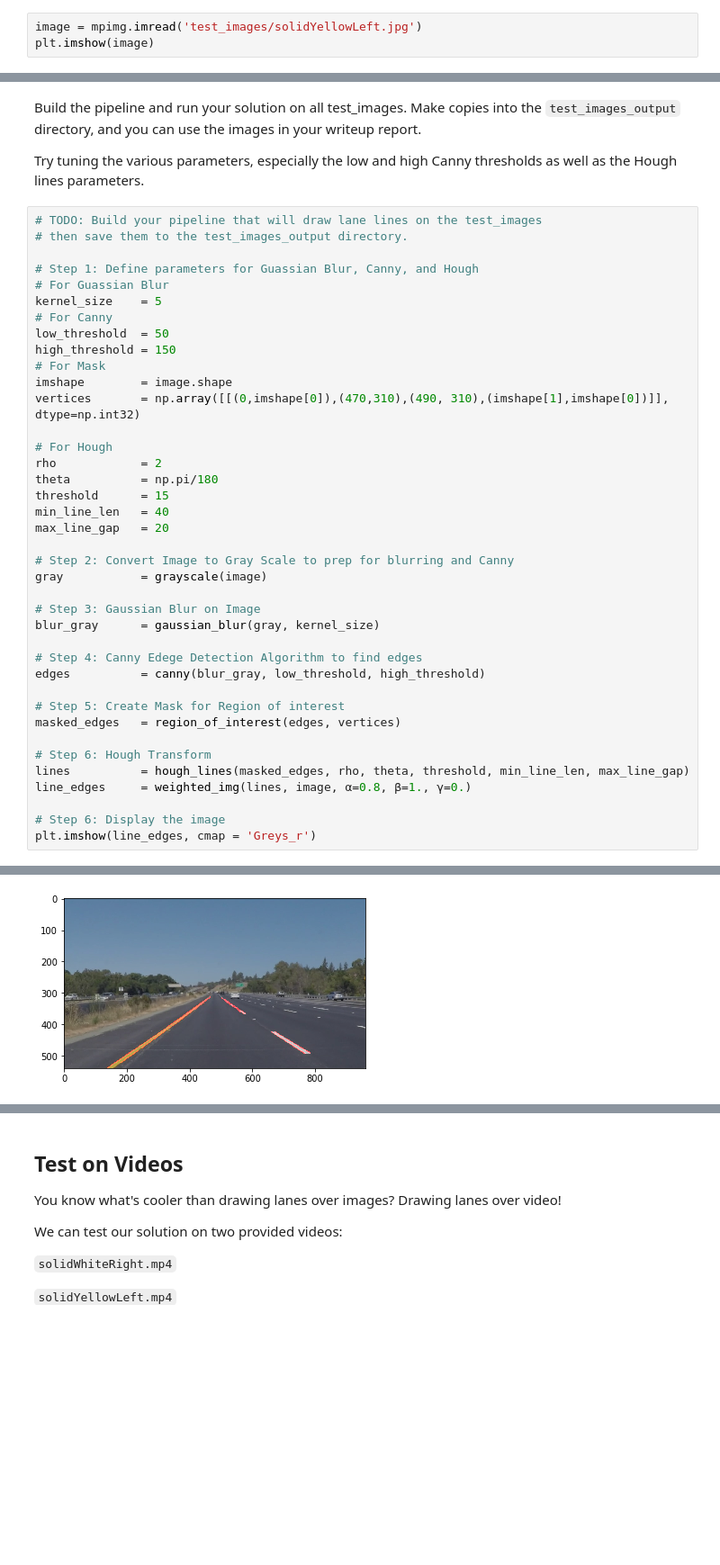
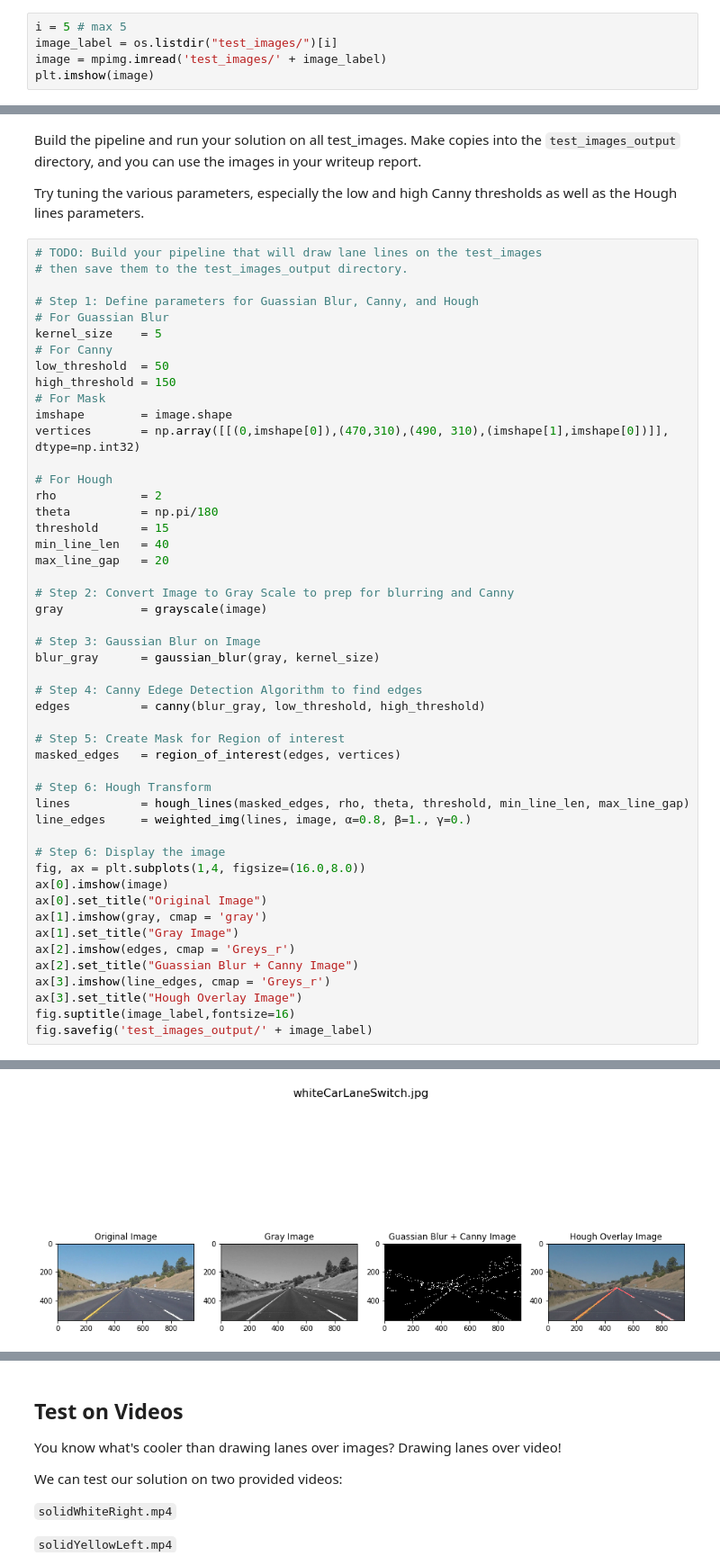
Before and after one commit to tommykil123/CarND-LaneLines-P1, a Jupyter notebook: P1.ipynb, the cells around one changed output, grey strips where cells are left out. Shown at 90% size. Saved outputs shown, nothing was run; the diff lists cells and outputs as text; blank space fills up the shorter version.

Commit message:
(v 0.2) made directory test_image_output added functionality to add .jpg added respective .jpg that shows the output of Build a Lane Pipeline

```diff
--- a/P1.ipynb
+++ b/P1.ipynb
@@ -188,7 +188,9 @@ os.listdir("test_images/")
  'solidYellowCurve.jpg',
  'whiteCarLaneSwitch.jpg']
 # %%
-image = mpimg.imread('test_images/solidYellowLeft.jpg')
+i = 5 # max 5
+image_label = os.listdir("test_images/")[i]
+image = mpimg.imread('test_images/' + image_label)
 plt.imshow(image)
 # %% [output]
 <matplotlib.image.AxesImage at 0x...>
@@ -237,5 +239,15 @@ lines          = hough_lines(masked_edges, rho, theta, threshold, min_line_len,
 line_edges     = weighted_img(lines, image, α=0.8, β=1., γ=0.)
 
 # Step 6: Display the image
-plt.imshow(line_edges, cmap = 'Greys_r')
+fig, ax = plt.subplots(1,4, figsize=(16.0,8.0))
+ax[0].imshow(image)
+ax[0].set_title("Original Image")
+ax[1].imshow(gray, cmap = 'gray')
+ax[1].set_title("Gray Image")
+ax[2].imshow(edges, cmap = 'Greys_r')
+ax[2].set_title("Guassian Blur + Canny Image")
+ax[3].imshow(line_edges, cmap = 'Greys_r')
+ax[3].set_title("Hough Overlay Image")
+fig.suptitle(image_label,fontsize=16)
+fig.savefig('test_images_output/' + image_label)
 # %% [output]
@@ -243 +254 @@ plt.imshow(line_edges, cmap = 'Greys_r')
-[figure, old version]
+[figure, new version]
```
Also changed, not shown: parts of 3 cells of this notebook, 6 other files.
